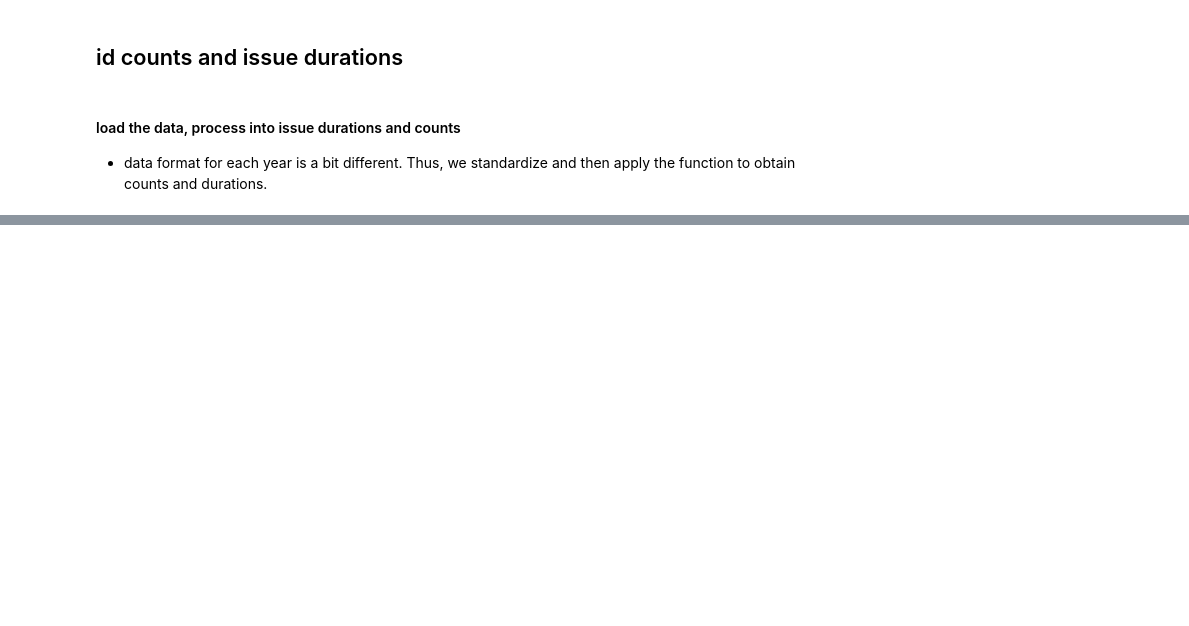
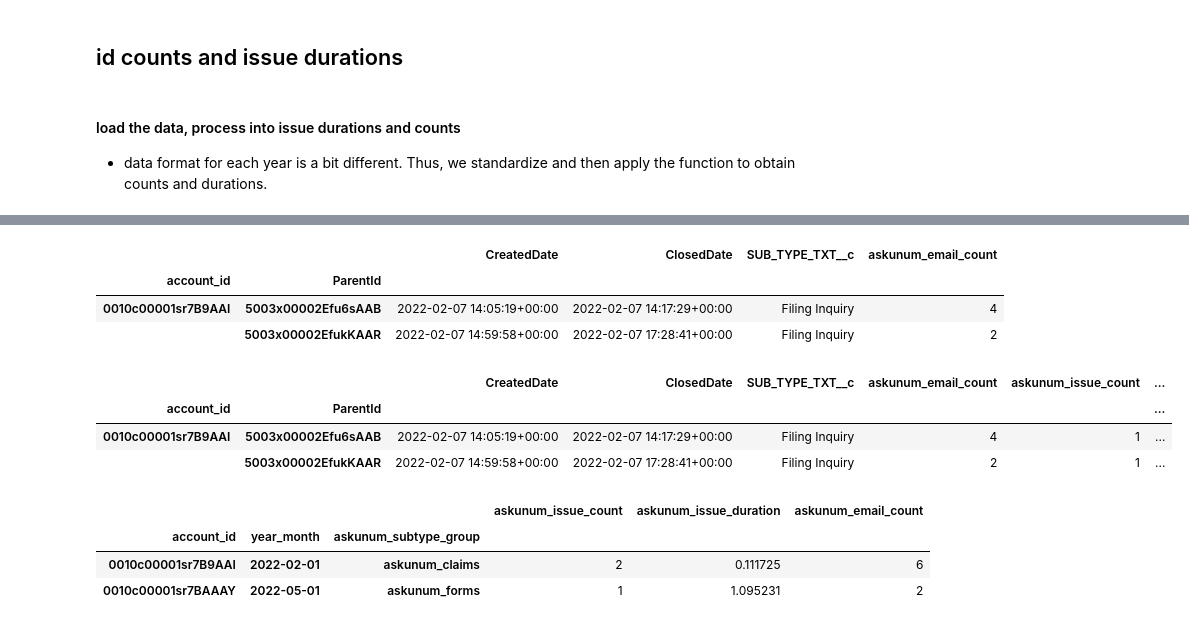
Before and after one commit to iamjiang/retention_model_NLP, a Jupyter notebook: feature_engineer/askunum_pipeline.ipynb, the cells around one changed output, grey strips where cells are left out. Saved outputs shown, nothing was run; the diff lists cells and outputs as text; code cells hidden in the pictures; blank space fills up the shorter version.

```diff
--- a/feature_engineer/askunum_pipeline.ipynb
+++ b/feature_engineer/askunum_pipeline.ipynb
@@ -126,0 +445,37 @@ x[0].head()
+# %%
+askunum_df['askunum_email_count'] = 1
+askunum_df = askunum_df.groupby(['account_id', 'ParentId']).agg({'CreatedDate': 'first', 'ClosedDate':'first', 'SUB_TYPE_TXT__c' : 'first', 'askunum_email_count' : 'sum'})
+askunum_df['CreatedDate'] = pd.to_datetime(askunum_df['CreatedDate'])
+askunum_df['ClosedDate'] = pd.to_datetime(askunum_df['ClosedDate'])
+
+askunum_df.head(2)
+# %% [output]
+|  |  | CreatedDate | ClosedDate | SUB_TYPE_TXT__c | askunum_email_count |
+| account_id | ParentId |  |  |  |  |
+| 0010c00001sr7B9AAI | 5003x00002Efu6sAAB | 2022-02-07 14:05:19+00:00 | 2022-02-07 14:17:29+00:00 | Filing Inquiry | 4 |
+|  | 5003x00002EfukKAAR | 2022-02-07 14:59:58+00:00 | 2022-02-07 17:28:41+00:00 | Filing Inquiry | 2 |
+# %%
+# askunum_df['askunum_issue_count'] = 1
+# askunum_df['askunum_issue_duration'] = (askunum_df['ClosedDate'] - askunum_df['CreatedDate']).apply(lambda x: (x.days * 24 + x.seconds / 3600)/24)
+
+# clean up and transfomr the sub_types -> TODO some mapping might be incorrect
+# askunum_df['askunum_subtype_group'] = askunum_df['SUB_TYPE_TXT__c'].str.replace('[^A-Za-z0-9_]+', '')
+# askunum_df['askunum_subtype_group'] = askunum_df['askunum_subtype_group'].map(askunum_subtype_to_indicator_mapping)
+# askunum_df['askunum_subtype_group'] = askunum_df['askunum_subtype_group'].str.replace('[^A-Za-z0-9_[]]+', '')
+# set year month the begining of the month
+askunum_df['year_month'] = pd.to_datetime(askunum_df['CreatedDate'].apply(lambda x: str(x.year) + '-' + str(x.month) ))
+askunum_df.head(2)
+# %% [output]
+|  |  | CreatedDate | ClosedDate | SUB_TYPE_TXT__c | askunum_email_count | askunum_issue_count | ... |
+| account_id | ParentId |  |  |  |  |  | ... |
+| 0010c00001sr7B9AAI | 5003x00002Efu6sAAB | 2022-02-07 14:05:19+00:00 | 2022-02-07 14:17:29+00:00 | Filing Inquiry | 4 | 1 | ... |
+|  | 5003x00002EfukKAAR | 2022-02-07 14:59:58+00:00 | 2022-02-07 17:28:41+00:00 | Filing Inquiry | 2 | 1 | ... |
+# %%
+askunum_group = askunum_df.groupby(['account_id', 'year_month', 'askunum_subtype_group'])['askunum_issue_count', 'askunum_issue_duration', 'askunum_email_count'].sum()
+
+askunum_group.head(2)
+# %% [output]
+|  |  |  | askunum_issue_count | askunum_issue_duration | askunum_email_count |
+| account_id | year_month | askunum_subtype_group |  |  |  |
+| 0010c00001sr7B9AAI | 2022-02-01 | askunum_claims | 2 | 0.111725 | 6 |
+| 0010c00001sr7BAAAY | 2022-05-01 | askunum_forms | 1 | 1.095231 | 2 |
```
Also changed, not shown: parts of 25 cells of this notebook.
